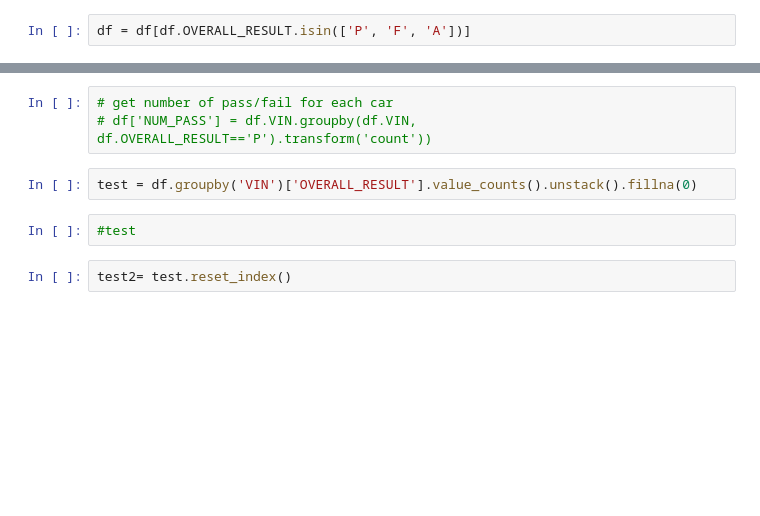
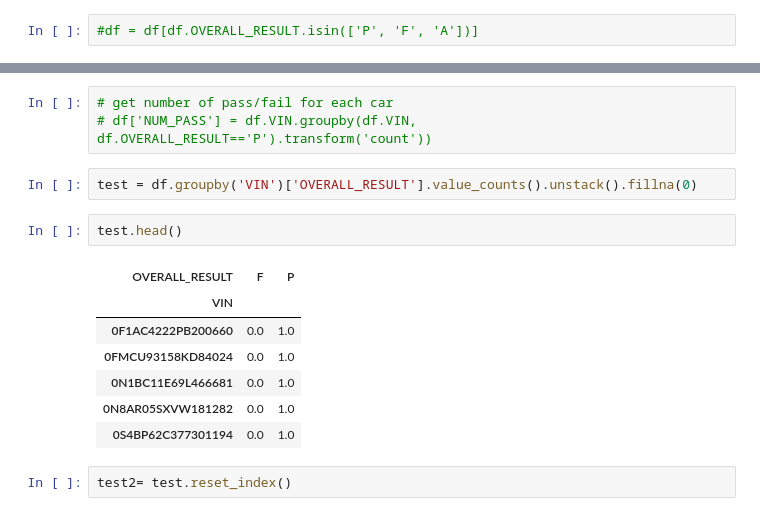
Before and after one commit to izzbizz/ds-lab, a Jupyter notebook: exploration/01_eda_minimal_model/multiple_tests_per_car_eda.ipynb, the cells around one changed output, grey strips where cells are left out. Saved outputs shown, nothing was run; the diff lists cells and outputs as text; blank space fills up the shorter version.

```diff
--- a/exploration/01_eda_minimal_model/multiple_tests_per_car_eda.ipynb
+++ b/exploration/01_eda_minimal_model/multiple_tests_per_car_eda.ipynb
@@ -69,7 +69,7 @@ O        10
 I         9
 Name: OVERALL_RESULT, dtype: int64
 # %%
-df = df[df.OVERALL_RESULT.isin(['P', 'F', 'A'])]
+#df = df[df.OVERALL_RESULT.isin(['P', 'F', 'A'])]
 # %% [markdown]
 ##### Select only pass & fail
 # %%
@@ -131,8 +118,16 @@ len(df[df['NUM_VISITS']>1]), len(df[df['NUM_VISITS']==1])
 # df['NUM_PASS'] = df.VIN.groupby(df.VIN, df.OVERALL_RESULT=='P').transform('count'))
 # %%
 test = df.groupby('VIN')['OVERALL_RESULT'].value_counts().unstack().fillna(0)
-# %%
-#test
+# %%
+test.head()
+# %% [output]
+| OVERALL_RESULT | F | P |
+| VIN |  |  |
+| 0F1AC4222PB200660 | 0.0 | 1.0 |
+| 0FMCU93158KD84024 | 0.0 | 1.0 |
+| 0N1BC11E69L466681 | 0.0 | 1.0 |
+| 0N8AR05SXVW181282 | 0.0 | 1.0 |
+| 0S4BP62C377301194 | 0.0 | 1.0 |
 # %%
 test2= test.reset_index()
 # %%
```
Also changed, not shown: parts of 124 cells of this notebook.
